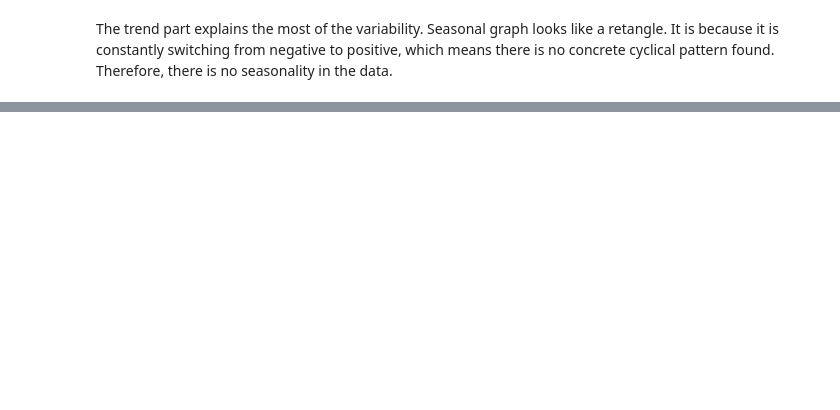
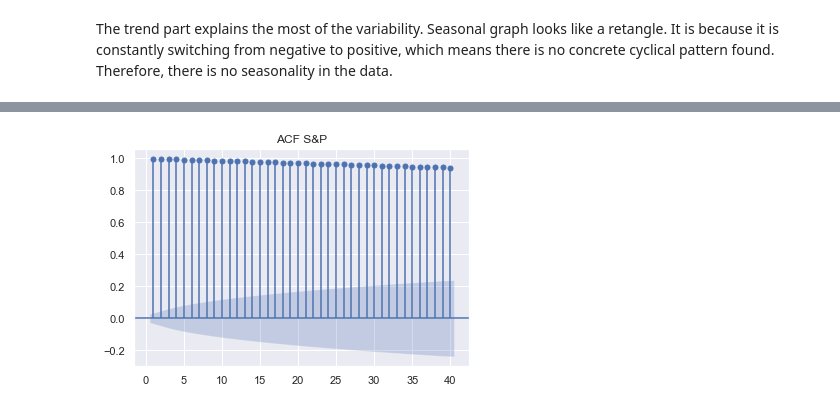
Before and after one commit to mkang32/snp500-analysis, a Jupyter notebook: notebooks/1.basics.ipynb, the cells around one changed output, grey strips where cells are left out. Saved outputs shown, nothing was run; the diff lists cells and outputs as text; code cells hidden in the pictures; blank space fills up the shorter version.

```diff
--- a/notebooks/1.basics.ipynb
+++ b/notebooks/1.basics.ipynb
@@ -223,0 +241,7 @@ Seasonal graph looks like a retangle. It is because it is constantly switching f
+# %%
+# market value
+sgt.plot_acf(df.market_value, lags=40, zero=False)  # zero=True will include the current value which is always 1
+plt.title("ACF S&P")
+plt.show()
+# %% [output]
+[figure, added]
```
Also changed, not shown: parts of 20 cells of this notebook.
